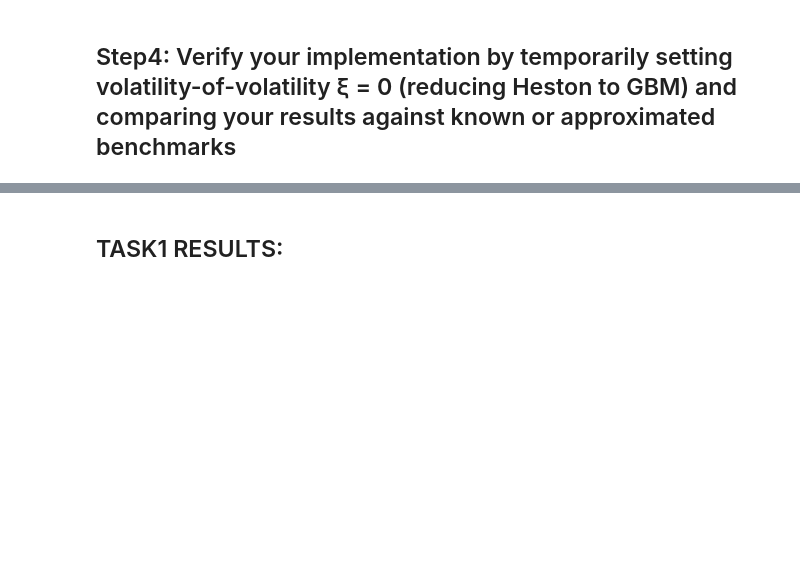
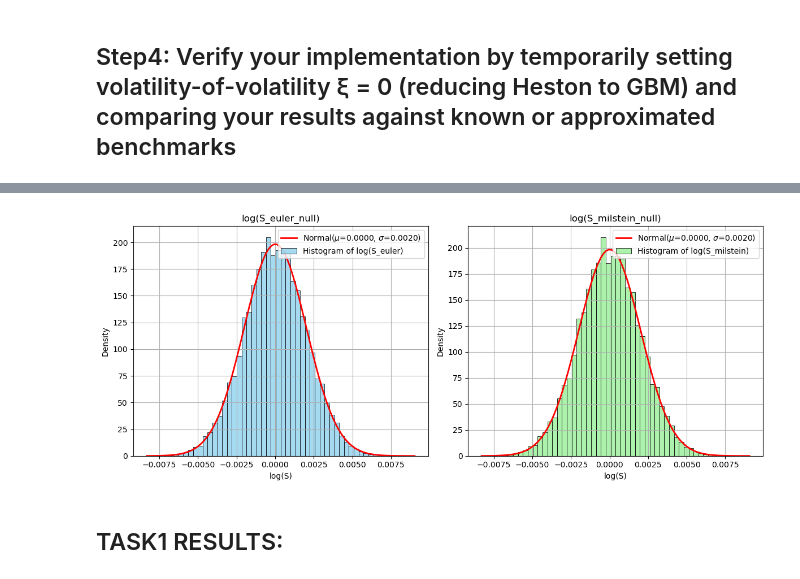
Before and after one commit to HarvestStars/cf_assignment1, a Jupyter notebook: assignment2/task2/ass2-2.ipynb, the cells around one changed output, grey strips where cells are left out. Drawn from its saved outputs; the diff is of its cells as text; code cells hidden in the pictures; blank space fills up the shorter version.

```diff
--- a/assignment2/task2/ass2-2.ipynb
+++ b/assignment2/task2/ass2-2.ipynb
@@ -332,6 +244,44 @@ price_euler_null = np.exp(-r * T) * np.mean(payoff_euler_null)
 std_euler_null = np.std(np.exp(-r * T) * payoff_euler_null) / np.sqrt(M)
 price_milstein_null = np.exp(-r * T) * np.mean(payoff_milstein_null)
 std_milstein_null = np.std(np.exp(-r * T) * payoff_milstein_null) / np.sqrt(M)
+# %%
+log_S_euler = np.log(S_euler_null[1, :]/S_euler_null[0, :])
+log_S_milstein = np.log(S_milstein_null[1, :]/S_milstein_null[0, :])
+
+mu_euler = np.mean(log_S_euler)
+std_euler = np.std(log_S_euler)
+mu_milstein = np.mean(log_S_milstein)
+std_milstein = np.std(log_S_milstein)
+
+plt.figure(figsize=(12, 5))
+plt.subplot(1, 2, 1)
+sns.histplot(log_S_euler, bins=50, kde=False, stat="density", color="skyblue", label="Histogram of log(S_euler)")
+xmin, xmax = plt.xlim()
+x = np.linspace(xmin, xmax, 100)
+p = norm.pdf(x, mu_euler, std_euler)
+plt.plot(x, p, 'r', linewidth=2, label=f"Normal($\\mu$={mu_euler:.4f}, $\\sigma$={std_euler:.4f})")
+plt.title("log(S_euler_null)")
+plt.xlabel("log(S)")
+plt.ylabel("Density")
+plt.legend()
+plt.grid(True)
+
+plt.subplot(1, 2, 2)
+sns.histplot(log_S_milstein, bins=50, kde=False, stat="density", color="lightgreen", label="Histogram of log(S_milstein)")
+xmin, xmax = plt.xlim()
+x = np.linspace(xmin, xmax, 100)
+p = norm.pdf(x, mu_milstein, std_milstein)
+plt.plot(x, p, 'r', linewidth=2, label=f"Normal($\\mu$={mu_milstein:.4f}, $\\sigma$={std_milstein:.4f})")
+plt.title("log(S_milstein_null)")
+plt.xlabel("log(S)")
+plt.ylabel("Density")
+plt.legend()
+plt.grid(True)
+
+plt.tight_layout()
+plt.show()
+# %% [output]
+[figure, added]
 # %% [markdown]
 ## TASK1 RESULTS:
 # %%
```
Also changed, not shown: parts of 39 cells of this notebook, 5 other files.
